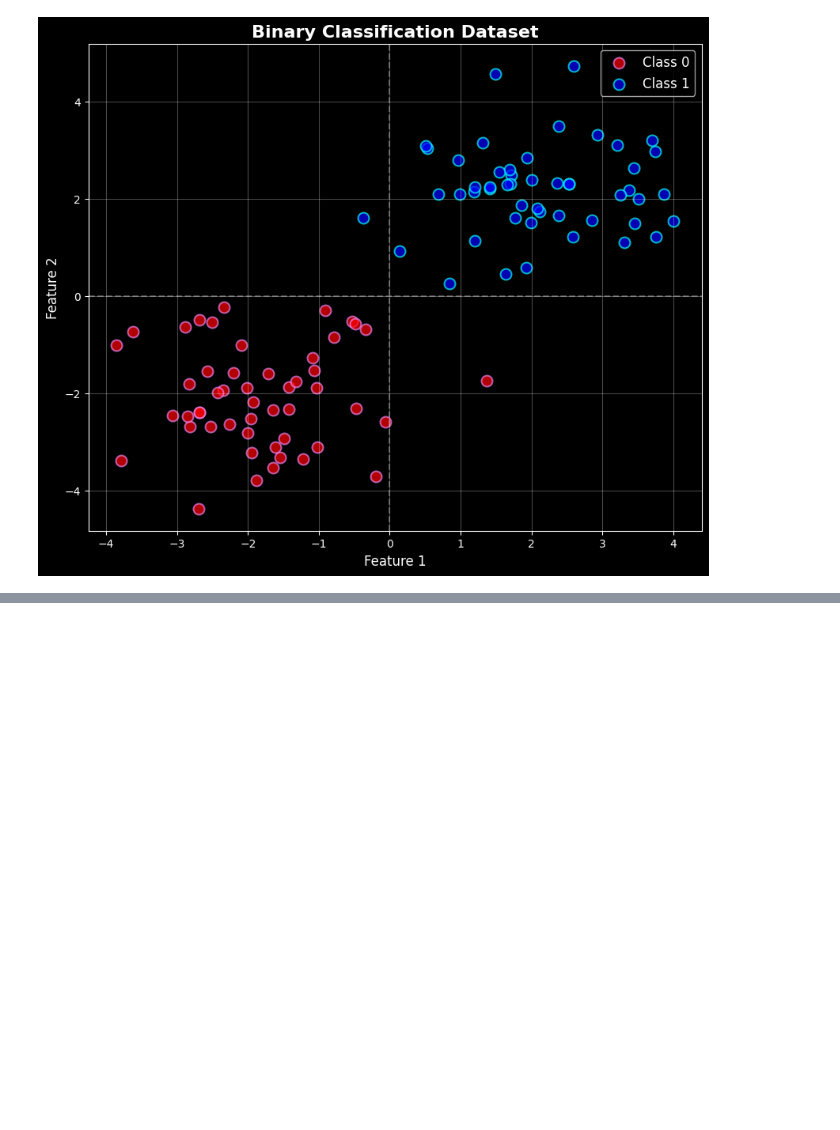
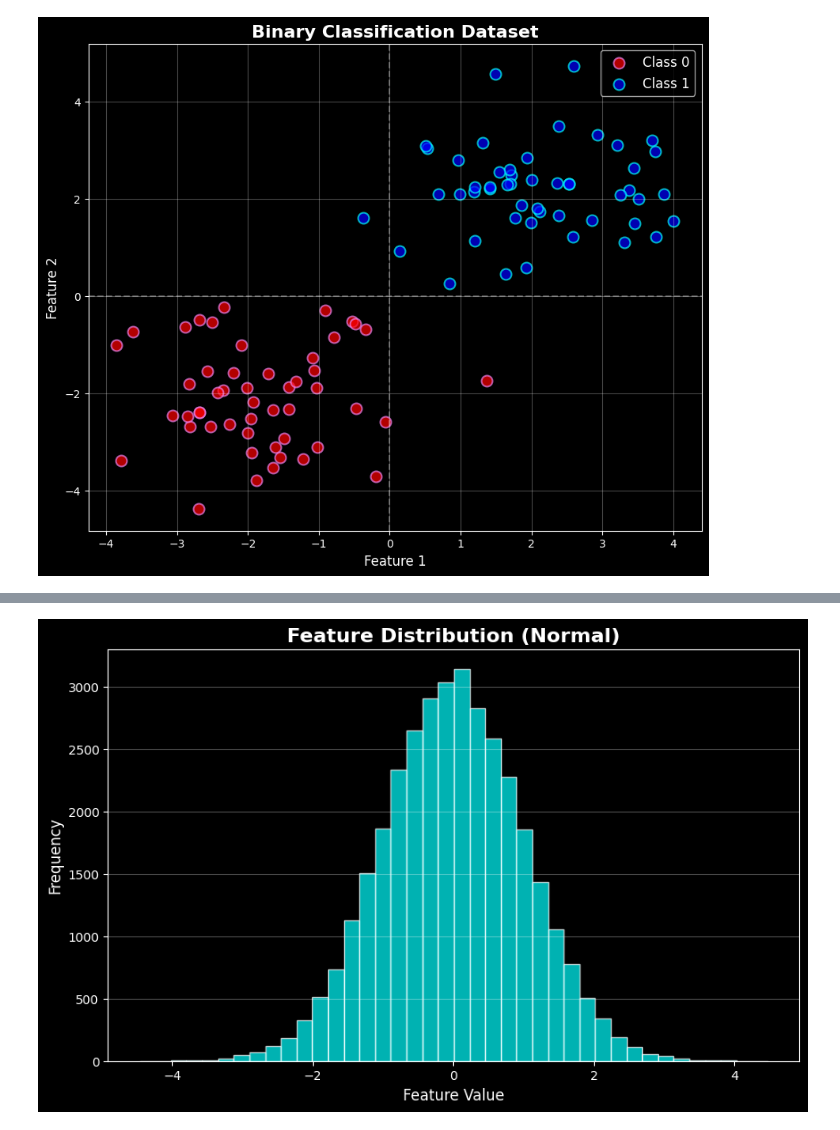
Before and after one commit to JohnHalim/AI-Engineering-Masterclass, a Jupyter notebook: 01-ML-terms-and-algorithms/numpy_visualization_OOP.ipynb, the cells around one changed output, grey strips where cells are left out. Cells and saved outputs as stored; diff of their text form; code cells hidden in the pictures; blank space fills up the shorter version.

```diff
--- a/01-ML-terms-and-algorithms/numpy_visualization_OOP.ipynb
+++ b/01-ML-terms-and-algorithms/numpy_visualization_OOP.ipynb
@@ -605,0 +663,13 @@ plt.show()
+# %%
+np.random.seed(42)
+data = np.random.randn(34686)
+
+plt.figure(figsize=(10, 6))
+plt.hist(data, bins=40, color='cyan', alpha=0.7, edgecolor='white')
+plt.title('Feature Distribution (Normal)', fontsize=16, fontweight='bold')
+plt.xlabel('Feature Value', fontsize=12)
+plt.ylabel('Frequency', fontsize=12)
+plt.grid(True, alpha=0.3, axis='y')
+plt.show()
+# %% [output]
+[figure, added]
```
Also changed, not shown: parts of 10 cells of this notebook.
